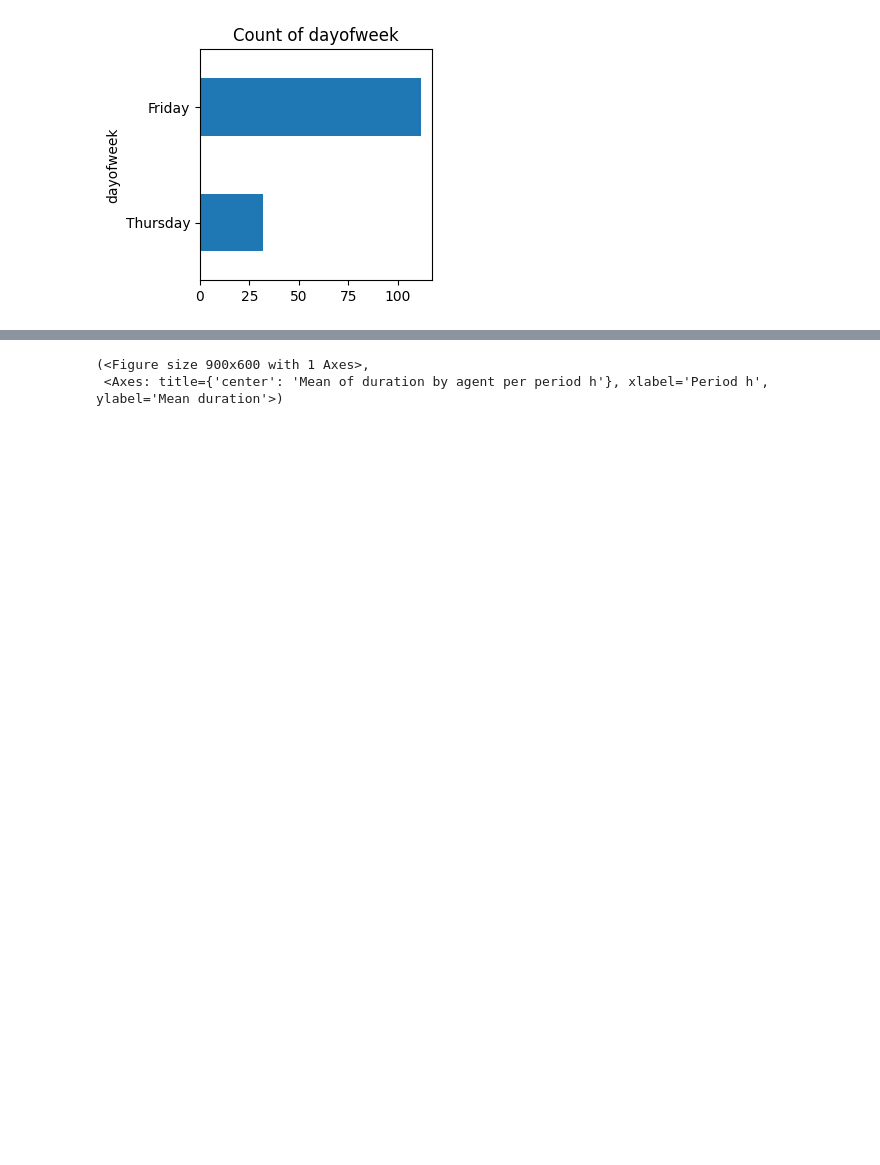
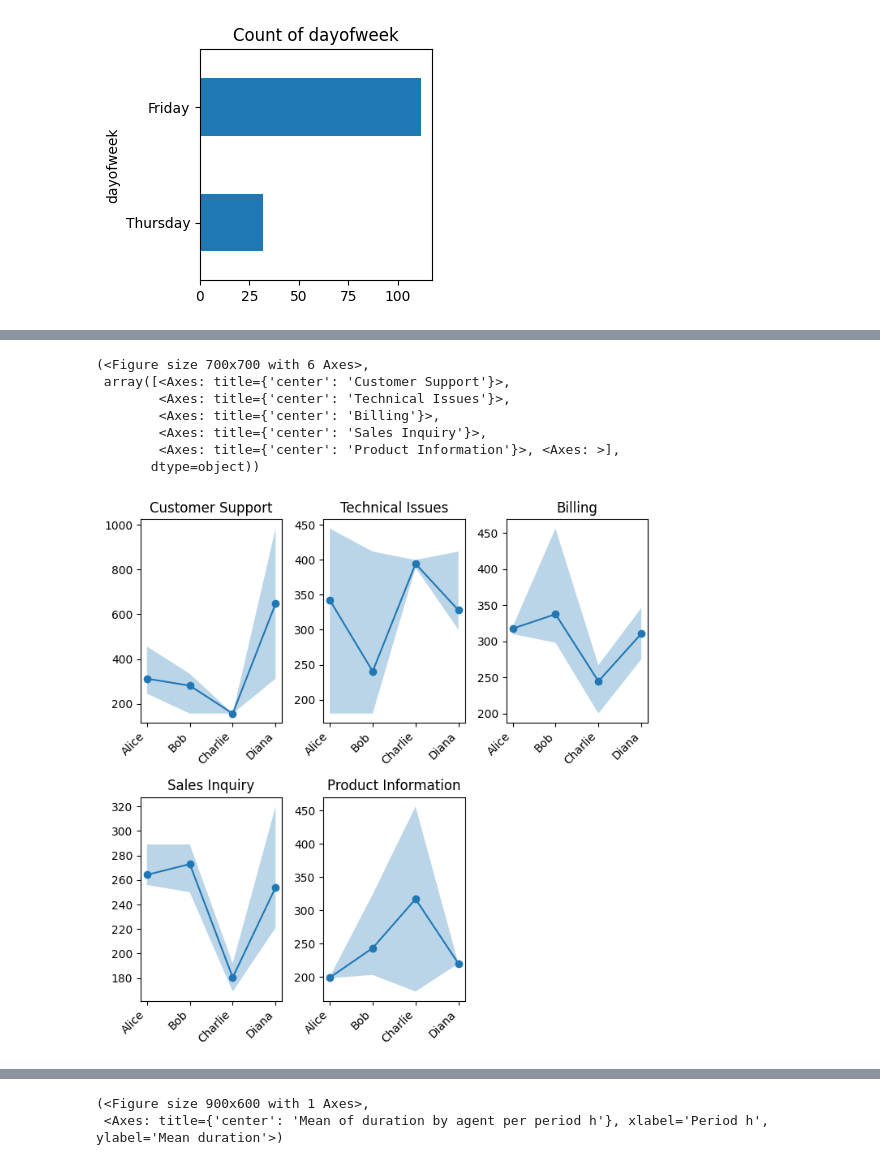
Before and after one commit to RRisto/plotter, a Jupyter notebook: plotter_usage.ipynb, the cells around one changed output, grey strips where cells are left out. Saved outputs shown, nothing was run; the diff lists cells and outputs as text; code cells hidden in the pictures; blank space fills up the shorter version.

```diff
--- a/plotter_usage.ipynb
+++ b/plotter_usage.ipynb
@@ -120,0 +139,11 @@ plotter.category_mean_with_hdi('duration')
+# %%
+plotter.category_mean_by_group_faceted('duration', category_col='agent', facet_col='topic', x_axis='category',  treat_as_continuous=True)
+# %% [output]
+(<Figure size 700x700 with 6 Axes>,
+ array([<Axes: title={'center': 'Customer Support'}>,
+        <Axes: title={'center': 'Technical Issues'}>,
+        <Axes: title={'center': 'Billing'}>,
+        <Axes: title={'center': 'Sales Inquiry'}>,
+        <Axes: title={'center': 'Product Information'}>, <Axes: >],
+       dtype=object))
+[figure, added]
```
Also changed, not shown: parts of 6 cells of this notebook, 1 other file.
